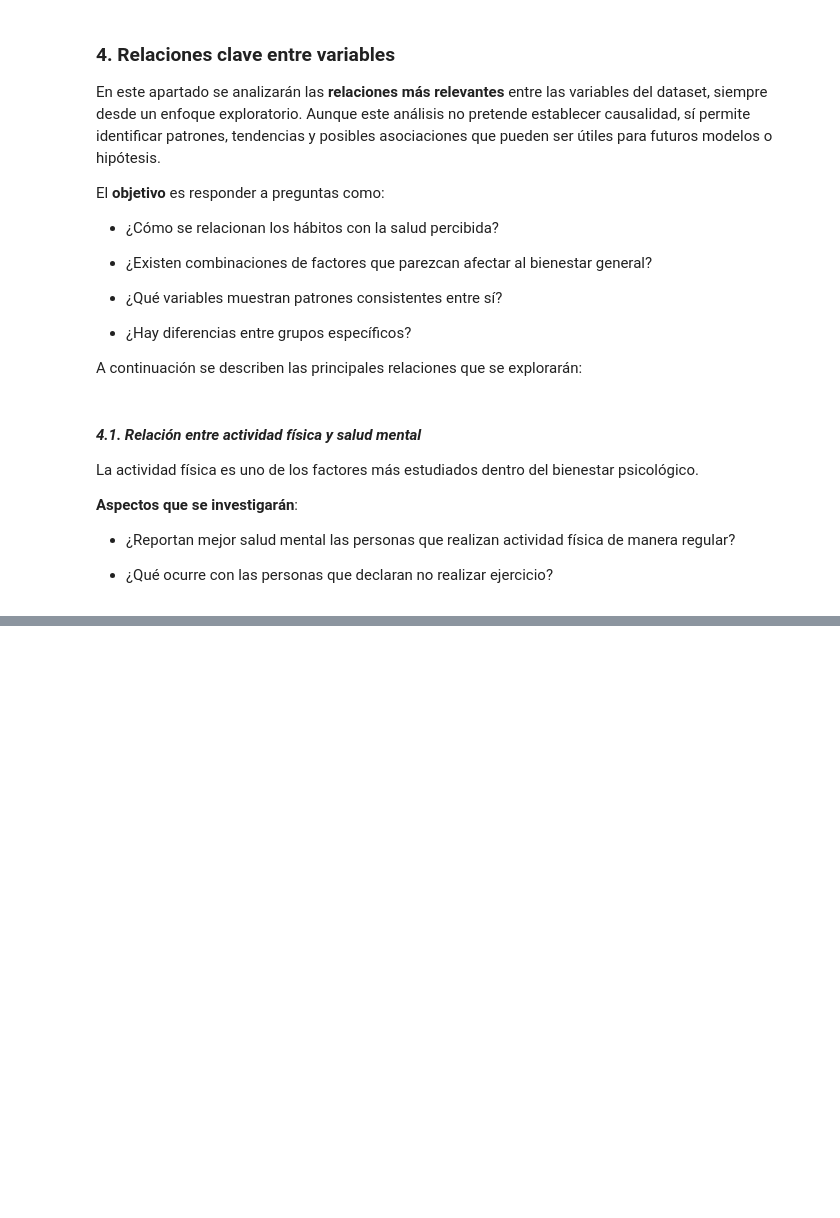
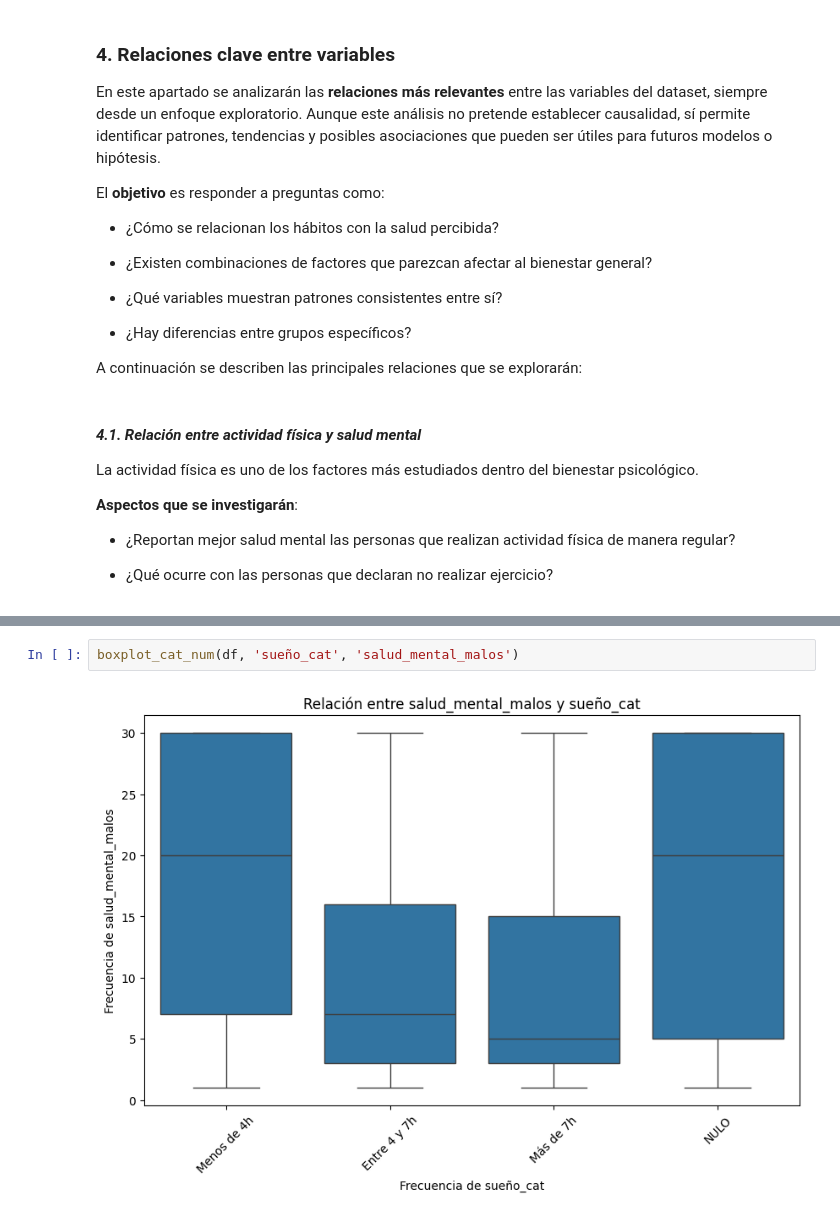
Before and after one commit to somm14/projects-evolve, a Jupyter notebook: EDA/notebooks/04_Visualizaciones_y_analisis.ipynb, the cells around one changed output, grey strips where cells are left out. Cells and saved outputs as stored; diff of their text form; blank space fills up the shorter version.

```diff
--- a/EDA/notebooks/04_Visualizaciones_y_analisis.ipynb
+++ b/EDA/notebooks/04_Visualizaciones_y_analisis.ipynb
@@ -123,0 +96,4 @@ plot_categorical_numerical_relationship(df, 'ejercicio', 'salud_mental_malos', s
+# %%
+boxplot_cat_num(df, 'sueño_cat', 'salud_mental_malos')
+# %% [output]
+[figure, added]
```
Also changed, not shown: parts of 10 cells of this notebook, 3 other files.
